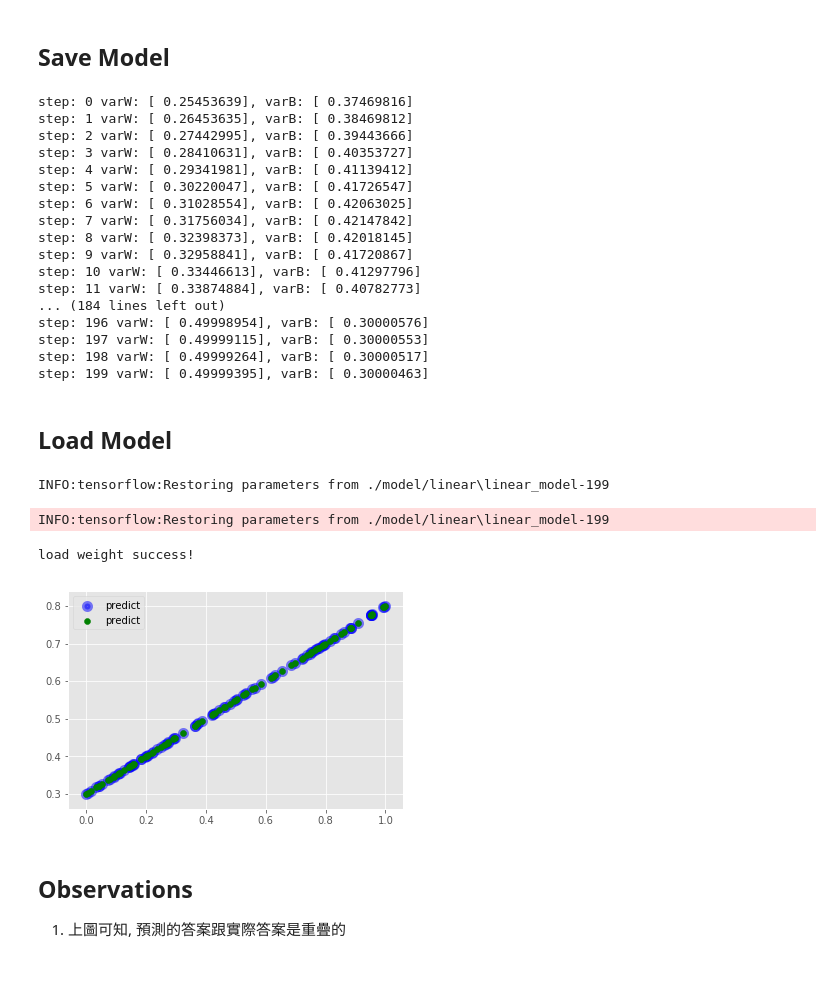
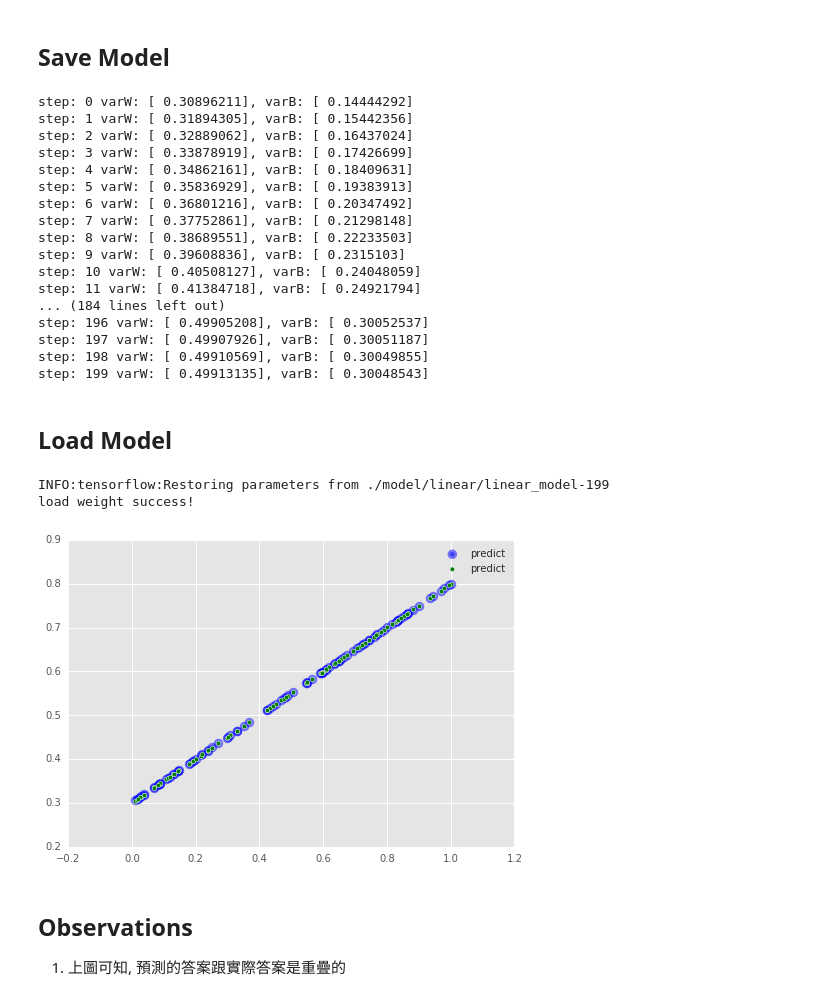
Before and after one commit to GaryChenCloudMile/recommendation_course, a Jupyter notebook: tutorial_linear.ipynb, the cells around one changed output. Saved outputs shown, nothing was run; the diff lists cells and outputs as text; code cells hidden in the pictures; blank space fills up the shorter version.

```diff
--- a/tutorial_linear.ipynb
+++ b/tutorial_linear.ipynb
@@ -41,6 +41,8 @@ learning_rate = 0.5
 outerX = np.random.random(10000)
 outerY = 0.5 * outerX + 0.3
 outerX, outerY
+
+model_dir = "./model/linear"
 
 tf.reset_default_graph()
 g = tf.Graph()
@@ -76,7 +78,7 @@ with g.as_default():
         for i in range(n_epoch):
             _, w_, b_ = sess.run([trainer, varW, varB], feed_dict={placeholderX: outerX, placeholderY: outerY})
             print('step: {} varW: {}, varB: {}'.format(i, w_, b_) )
-            if (i + 1) % 10 == 0:
+            if (i + 1) % 20 == 0:
                 merge_ = sess.run(merge, feed_dict={placeholderX: outerX, placeholderY: outerY})
                 w.add_summary(merge_, i)
 # %% [output]
@@ -99,0 +104,9 @@ step: 199 varW: [ 0.50000024], varB: [ 0.29999989]
+# %%
+from google.datalab.ml import TensorBoard
+
+tb = TensorBoard()
+# stop prev built tensorboard pid
+for _, r in tb.list().iterrows(): tb.stop(r.pid)
+
+tb.start(model_dir)
+tb.list()
@@ -100,3 +119,5 @@ step: 199 varW: [ 0.50000024], varB: [ 0.29999989]
+# %%
+for _, r in tb.list().iterrows(): tb.stop(r.pid)
 # %% [markdown]
 <br/>
 <br/>
@@ -165,58 +186,58 @@ with tf.Session(graph=model.graph) as sess:
     for i in range(n_epoch):
         _, w_, b_ = sess.run([model.trainer, model.varW, model.varB], feed_dict={model.placeholderX: outerX, model.placeholderY: outerY})
         print('step: {} varW: {}, varB: {}'.format(i, w_, b_) )
-        if (i + 1) % 10 == 0:
+        if (i + 1) % 50 == 0:
             merge_ = sess.run(model.merge, feed_dict={model.placeholderX: outerX, model.placeholderY: outerY})
             w.add_summary(merge_, i)
 
-        if (i + 1) % 10 == 0:
+        if (i + 1) % 50 == 0:
             ''' Save model '''
             model.saver.save(sess, save_path=model_dir + "/linear_model", global_step=i)
 # %% [output]
-step: 0 varW: [ 0.25453639], varB: [ 0.37469816]
-step: 1 varW: [ 0.26453635], varB: [ 0.38469812]
-step: 2 varW: [ 0.27442995], varB: [ 0.39443666]
-step: 3 varW: [ 0.28410631], varB: [ 0.40353727]
-step: 4 varW: [ 0.29341981], varB: [ 0.41139412]
-step: 5 varW: [ 0.30220047], varB: [ 0.41726547]
-step: 6 varW: [ 0.31028554], varB: [ 0.42063025]
-step: 7 varW: [ 0.31756034], varB: [ 0.42147842]
-step: 8 varW: [ 0.32398373], varB: [ 0.42018145]
-step: 9 varW: [ 0.32958841], varB: [ 0.41720867]
-step: 10 varW: [ 0.33446613], varB: [ 0.41297796]
-step: 11 varW: [ 0.33874884], varB: [ 0.40782773]
+step: 0 varW: [ 0.30896211], varB: [ 0.14444292]
+step: 1 varW: [ 0.31894305], varB: [ 0.15442356]
+step: 2 varW: [ 0.32889062], varB: [ 0.16437024]
+step: 3 varW: [ 0.33878919], varB: [ 0.17426699]
+step: 4 varW: [ 0.34862161], varB: [ 0.18409631]
+step: 5 varW: [ 0.35836929], varB: [ 0.19383913]
+step: 6 varW: [ 0.36801216], varB: [ 0.20347492]
+step: 7 varW: [ 0.37752861], varB: [ 0.21298148]
+step: 8 varW: [ 0.38689551], varB: [ 0.22233503]
+step: 9 varW: [ 0.39608836], varB: [ 0.2315103]
+step: 10 varW: [ 0.40508127], varB: [ 0.24048059]
+step: 11 varW: [ 0.41384718], varB: [ 0.24921794]
 ... (184 lines left out)
-step: 196 varW: [ 0.49998954], varB: [ 0.30000576]
-step: 197 varW: [ 0.49999115], varB: [ 0.30000553]
-step: 198 varW: [ 0.49999264], varB: [ 0.30000517]
-step: 199 varW: [ 0.49999395], varB: [ 0.30000463]
+step: 196 varW: [ 0.49905208], varB: [ 0.30052537]
+step: 197 varW: [ 0.49907926], varB: [ 0.30051187]
+step: 198 varW: [ 0.49910569], varB: [ 0.30049855]
+step: 199 varW: [ 0.49913135], varB: [ 0.30048543]
 # %% [markdown]
 ## Load Model
 # %%
 import matplotlib.pyplot as plt
 plt.style.use('ggplot')
 
 model_dir = "./model/linear"
 data_x = np.random.random(100)
 
 model = LinearModel()
 with tf.Session(graph=model.graph) as sess:
     sess.run(tf.global_variables_initializer())
     ''' load pre-trained weight into model '''
     model.load_weight(sess, model_dir)
+    ''' ################################## '''
 
     y = sess.run(model.varY, feed_dict={model.placeholderX: data_x})
 
     ans_y = lambda x: 0.5 * x + 0.3
-    plt.scatter(data_x, y, label="predict", c="b", linewidth=5, alpha=0.5)
+    plt.scatter(data_x, y, label="predict", color="b", linewidth=5, alpha=0.5)
     plt.scatter(data_x, ans_y(data_x), label="predict", c="g")
     plt.legend(loc="best")
     plt.show()
 # %% [output]
-INFO:tensorflow:Restoring parameters from ./model/linear\linear_model-199
+INFO:tensorflow:Restoring parameters from ./model/linear/linear_model-199
+load weight success!
-INFO:tensorflow:Restoring parameters from ./model/linear\linear_model-199
-load weight success!
-[figure, old version]
+[figure, new version]
 # %% [markdown]
 ## Observations
 1. 上圖可知, 預測的答案跟實際答案是重疊的
```
Also changed, not shown: parts of 6 cells of this notebook, 1 other file.
